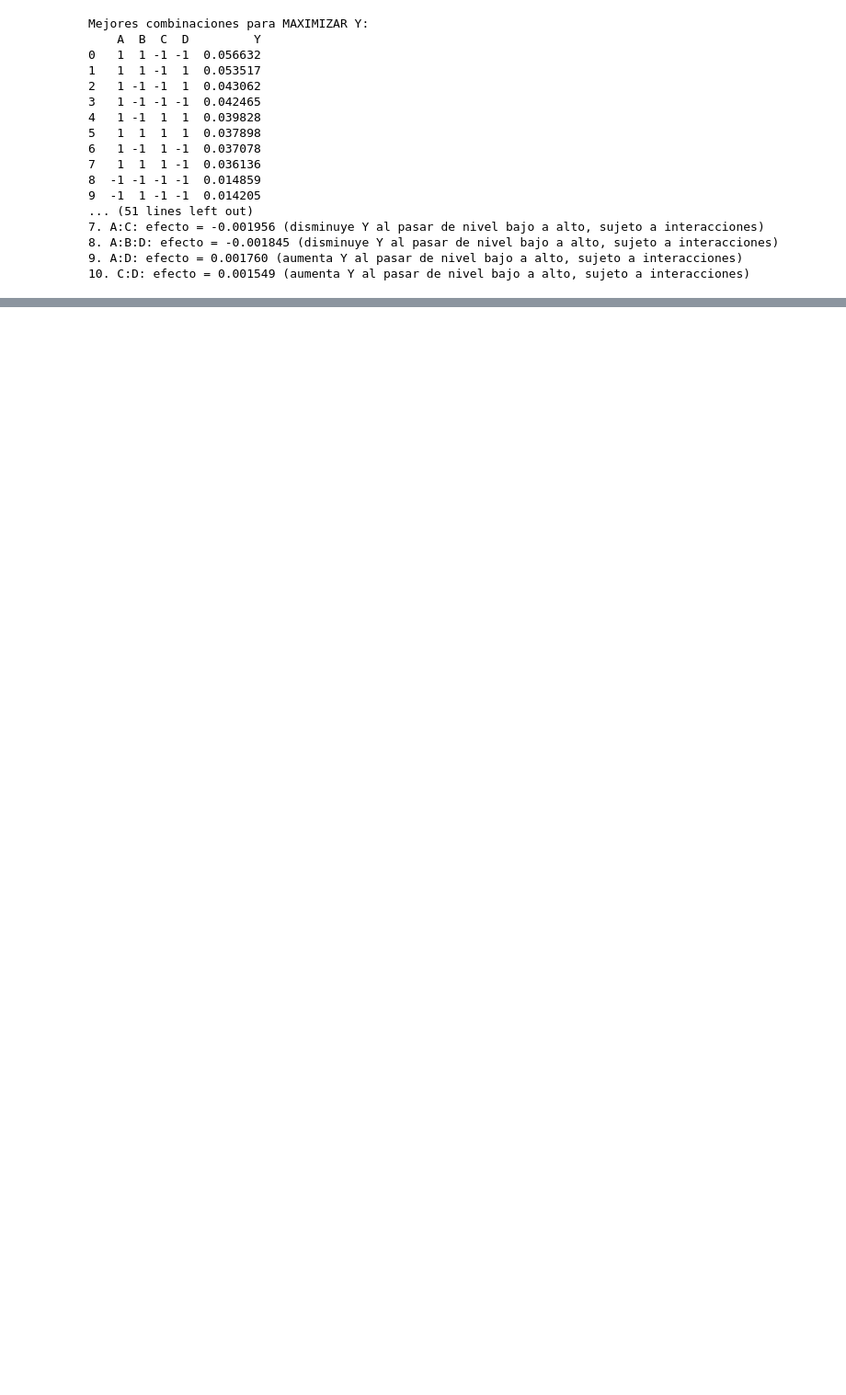
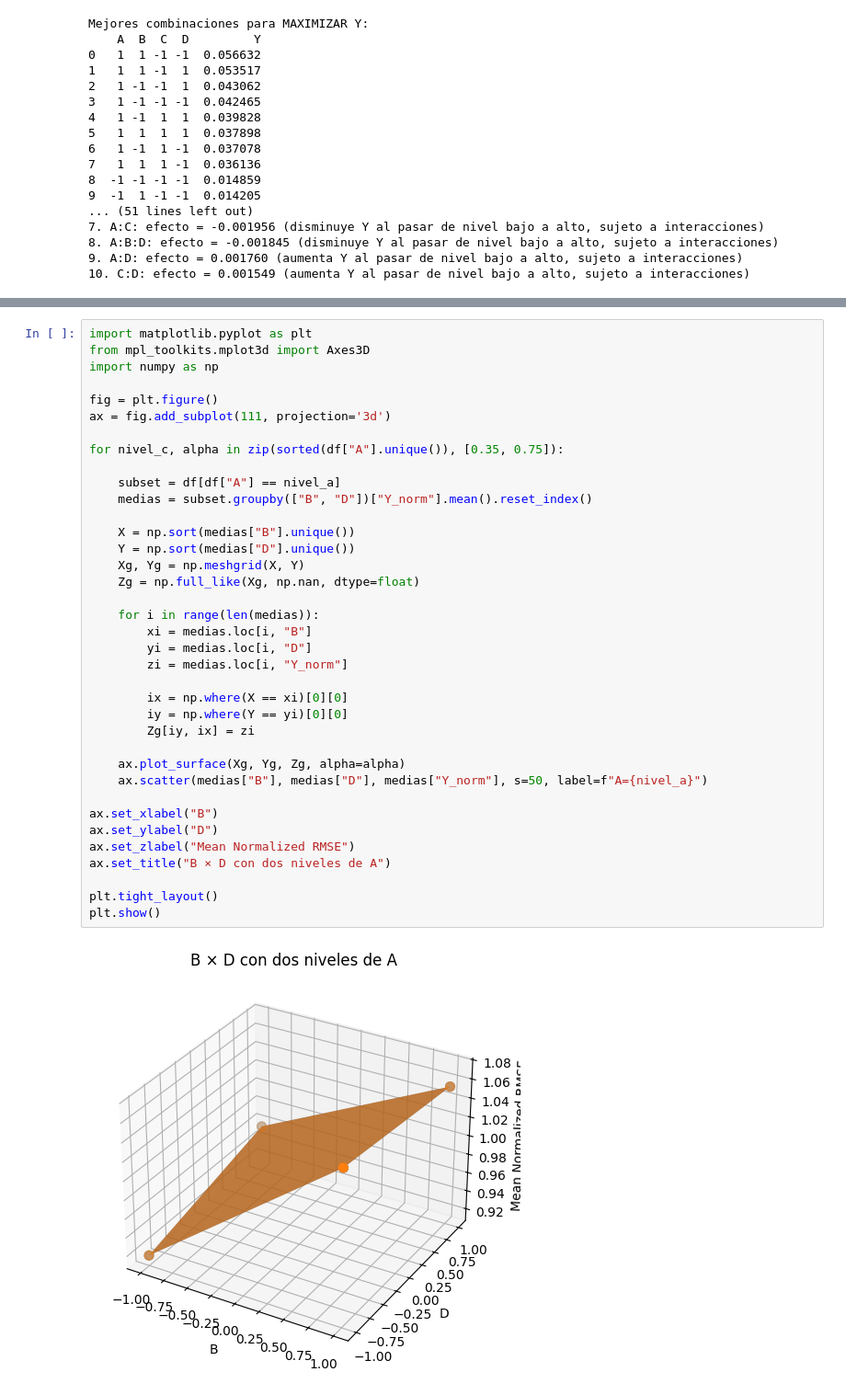
Before and after one commit to DrFaus/benchmark_nonlinear_systems, a Jupyter notebook: DOE_2k.ipynb, the cells around one changed output, grey strips where cells are left out. Shown at 92% size. Cells and saved outputs as stored; diff of their text form; blank space fills up the shorter version.

```diff
--- a/DOE_2k.ipynb
+++ b/DOE_2k.ipynb
@@ -1044,0 +1201,39 @@ Archivo normalizado guardado.
+# %%
+import matplotlib.pyplot as plt
+from mpl_toolkits.mplot3d import Axes3D
+import numpy as np
+
+fig = plt.figure()
+ax = fig.add_subplot(111, projection='3d')
+
+for nivel_c, alpha in zip(sorted(df["A"].unique()), [0.35, 0.75]):
+
+    subset = df[df["A"] == nivel_a]
+    medias = subset.groupby(["B", "D"])["Y_norm"].mean().reset_index()
+
+    X = np.sort(medias["B"].unique())
+    Y = np.sort(medias["D"].unique())
+    Xg, Yg = np.meshgrid(X, Y)
+    Zg = np.full_like(Xg, np.nan, dtype=float)
+
+    for i in range(len(medias)):
+        xi = medias.loc[i, "B"]
+        yi = medias.loc[i, "D"]
+        zi = medias.loc[i, "Y_norm"]
+
+        ix = np.where(X == xi)[0][0]
+        iy = np.where(Y == yi)[0][0]
+        Zg[iy, ix] = zi
+
+    ax.plot_surface(Xg, Yg, Zg, alpha=alpha)
+    ax.scatter(medias["B"], medias["D"], medias["Y_norm"], s=50, label=f"A={nivel_a}")
+
+ax.set_xlabel("B")
+ax.set_ylabel("D")
+ax.set_zlabel("Mean Normalized RMSE")
+ax.set_title("B × D con dos niveles de A")
+
+plt.tight_layout()
+plt.show()
+# %% [output]
+[figure, added]
```
Also changed, not shown: parts of 5 cells of this notebook.
